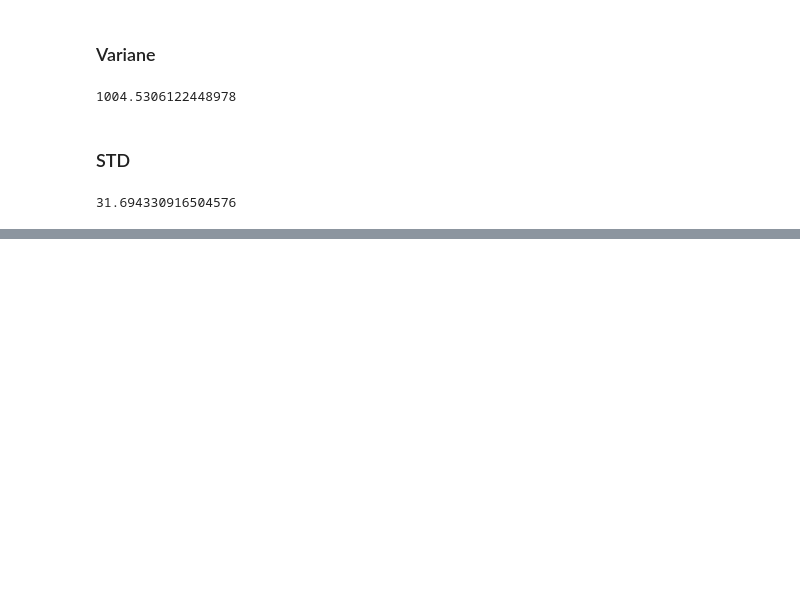
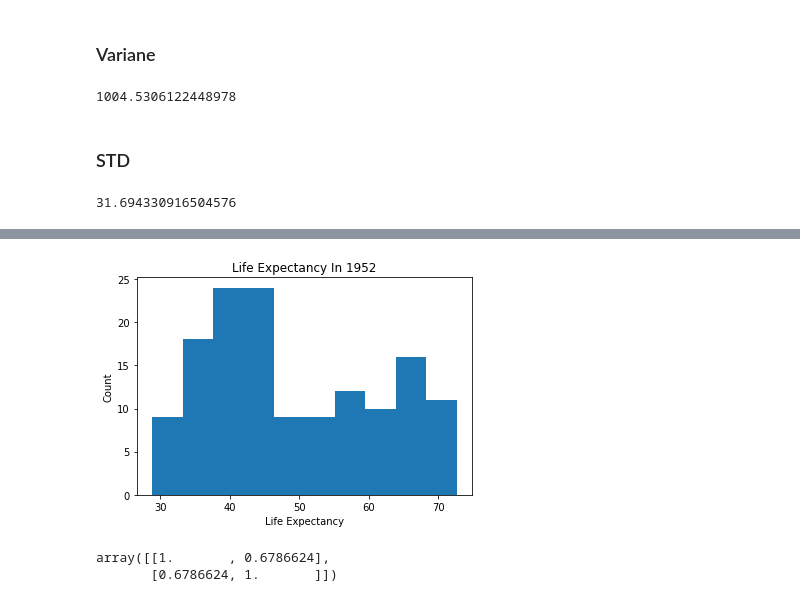
Before and after one commit to azwri/data-science-barmej, a Jupyter notebook: exercises/statistic.ipynb, the cells around one changed output, grey strips where cells are left out. Saved outputs shown, nothing was run; the diff lists cells and outputs as text; code cells hidden in the pictures; blank space fills up the shorter version.

```diff
--- a/exercises/statistic.ipynb
+++ b/exercises/statistic.ipynb
@@ -45,0 +125,14 @@ print(np.std(grades))
+# %%
+plt.hist(life_expectancy[data['year'] == 1952])
+plt.xlabel('Life Expectancy')
+plt.ylabel('Count')
+plt.title('Life Expectancy In 1952')
+plt.show()
+# %% [output]
+[figure, added]
+# %%
+gdp = data['gdpPercap']
+np.corrcoef(life_expectancy[data['year']==2007], gdp[data['year']==2007])
+# %% [output]
+array([[1.       , 0.6786624],
+       [0.6786624, 1.       ]])
```
Also changed, not shown: parts of 13 cells of this notebook, 12 other files.
